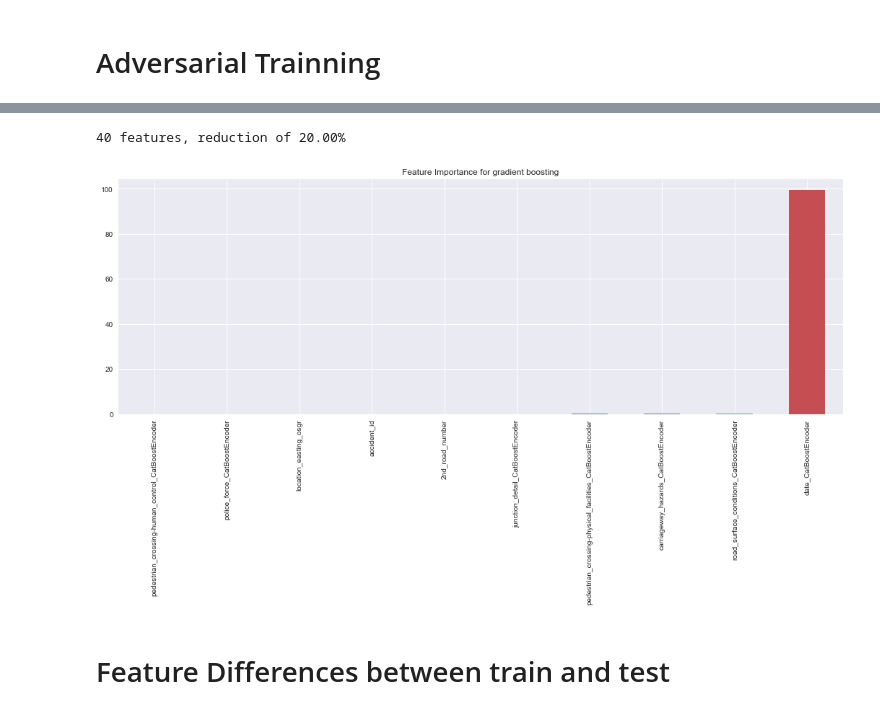
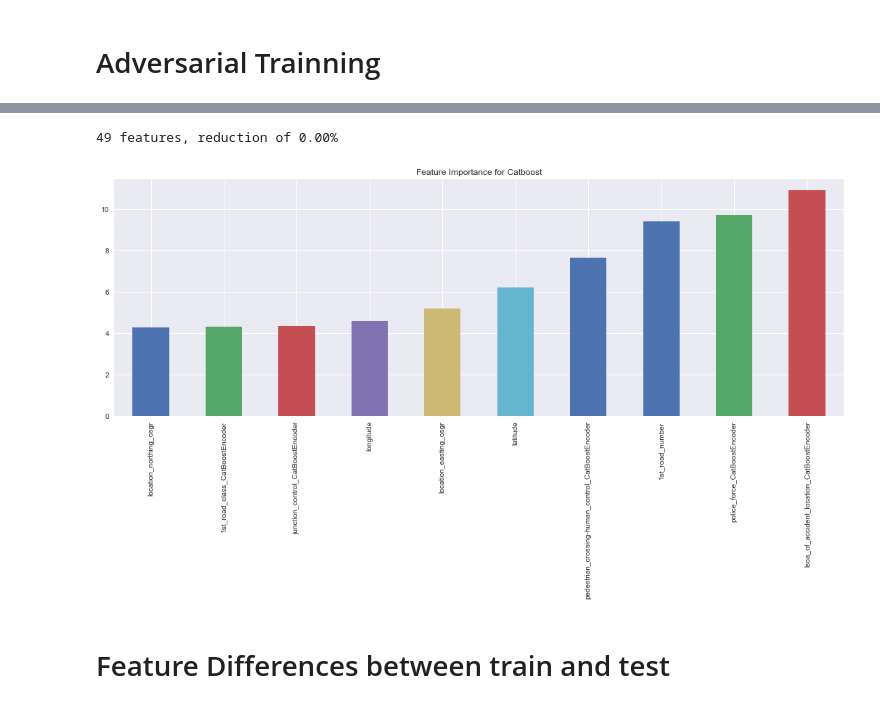
Before and after one commit to FaradayDetu/HackUPC2019, a Jupyter notebook: mckinsey/EDA.ipynb, the cells around one changed output, grey strips where cells are left out. Cells and saved outputs as stored; diff of their text form; code cells hidden in the pictures.

```diff
--- a/mckinsey/EDA.ipynb
+++ b/mckinsey/EDA.ipynb
@@ -210,14 +221,8 @@ The score of the gradient boosting algorithm in test is 1.0
-# %%
-feature_importance = pd.Series(index = X_tr.columns, data = np.abs(pipe_best_estimator.named_steps['cb'].get_feature_importance()))
-n_selected_features = (feature_importance>0).sum()
-print('{0:d} features, reduction of {1:2.2f}%'.format(n_selected_features,(1-n_selected_features/len(feature_importance))*100))
-plt.figure()
-feature_importance.sort_values().tail(10).plot(kind = 'bar', figsize = (18,6))
-plt.title('Feature Importance for gradient boosting')
-plt.show()
-# %% [output]
-40 features, reduction of 20.00%
-[figure, removed]
+# %%
+plot_feature_importance(pipe_best_estimator[:-1].transform(X_tr).columns,pipe_best_estimator.named_steps['cb'].get_feature_importance(),10)
+# %% [output]
+49 features, reduction of 0.00%
+[figure, added]
 # %% [markdown]
 # Feature Differences between train and test
 # %%
```
Also changed, not shown: parts of 24 cells of this notebook.
